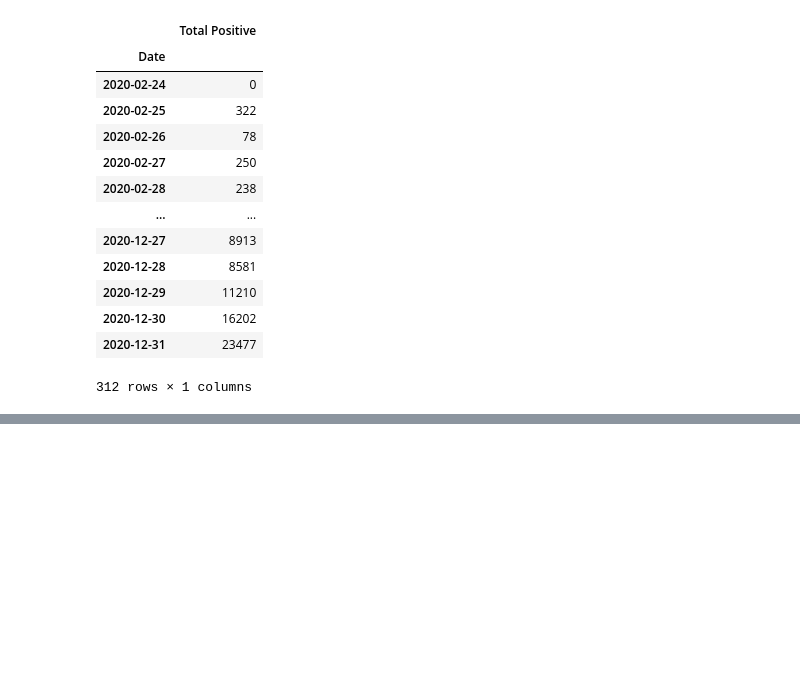
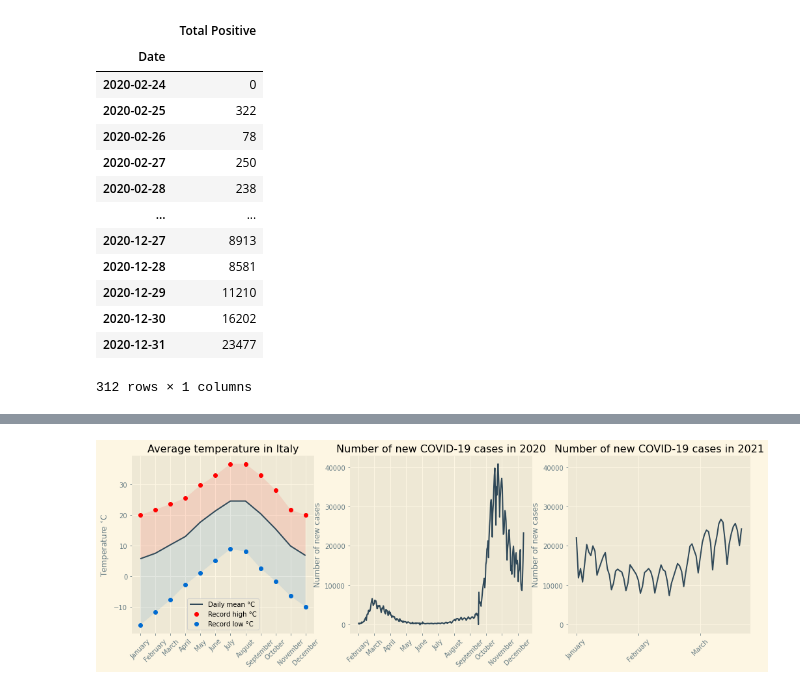
Before and after one commit to akmalsoliev/Italy-covid-visualization, a Jupyter notebook: Results.ipynb, the cells around one changed output, grey strips where cells are left out. Cells and saved outputs as stored; diff of their text form; code cells hidden in the pictures; blank space fills up the shorter version.

```diff
--- a/Results.ipynb
+++ b/Results.ipynb
@@ -116,0 +107,56 @@ AttributeError: 'AxesSubplot' object has no attribute 'xticks'
+# %%
+# All recovered data
+plt.style.use('Solarize_Light2')
+fig, (ax1, ax2, ax3) = plt.subplots(1, 3, figsize=[17, 5])
+weather_legend = italy_df.index.tolist()
+
+
+# ax1, plotting the average temperature in Italy
+ax1.title.set_text('Average temperature in Italy')
+ax1.scatter(italy_df.T.index, italy_df.T['Record high °C'], label = 'Record high °C', color = '#FF0000')
+ax1.scatter(italy_df.T.index, italy_df.T['Record low °C'], label = 'Record low °C', color = '#006BD1')
+ax1.plot(italy_df.T.index, italy_df.T['Daily mean °C'], label = 'Daily mean °C', color='#2F4858')
+ax1.set_ylabel('Temperature $^{\circ}$C')
+ax1.legend()
+# Setting red fill between max and min scatter
+ax1.fill_between(range(len(italy_df.T.index)),
+                 italy_df.T['Record high °C'], italy_df.T['Daily mean °C'],
+                 facecolor='#FF0000', alpha=0.1, interpolate=False)
+# Setting blue fill between min scatter and the min scatter
+ax1.fill_between(range(len(italy_df.T.index)),
+                 italy_df.T['Daily mean °C'], italy_df.T['Record low °C'],
+                 facecolor='#006BD1', alpha=0.1, interpolate=False)
+plt.sca(ax1)
+locations = np.arange(0, 12)
+labels = pd.date_range('2020-01-01', '2020-12-31', freq='MS').month_name()
+plt.xticks(locations, labels, rotation=45)
+
+
+# ax2, plotting number of new COVID-19 cases in 2020
+ax2.plot(covid_positive_2020, color='#2F4858')
+ax2.title.set_text('Number of new COVID-19 cases in 2020')
+ax2.set_ylabel('Number of new cases')
+# Setting x-tick labels.
+plt.sca(ax2)
+locations = np.arange(0, 305, 30)
+labels = pd.date_range('2020-02-01', covid_positive_2020.index.max(), freq='MS').month_name()
+plt.xticks(locations, labels, rotation=45)
+
+
+# ax2, plotting number of new COVID-19 cases in 2021
+ax3 = plt.subplot(133, sharey = ax2)
+ax3.plot(covid_positive_2021, color='#2F4858')
+ax3.title.set_text('Number of new COVID-19 cases in 2021')
+ax3.set_ylabel('Number of new cases')
+# Setting x-tick labels.
+plt.sca(ax3)
+# Date range
+min_date = pd.to_datetime(covid_positive_2021.index.min())
+max_date = pd.to_datetime(covid_positive_2021.index.max())
+locations = np.arange(0, len(pd.date_range(min_date, max_date)), 30)
+labels = pd.date_range(min_date, max_date, freq='MS').month_name()
+plt.xticks(locations, labels, rotation=45)
+
+plt.show()
+# %% [output]
+[figure, added]
```
Also changed, not shown: parts of 7 cells of this notebook, 5 other files.
